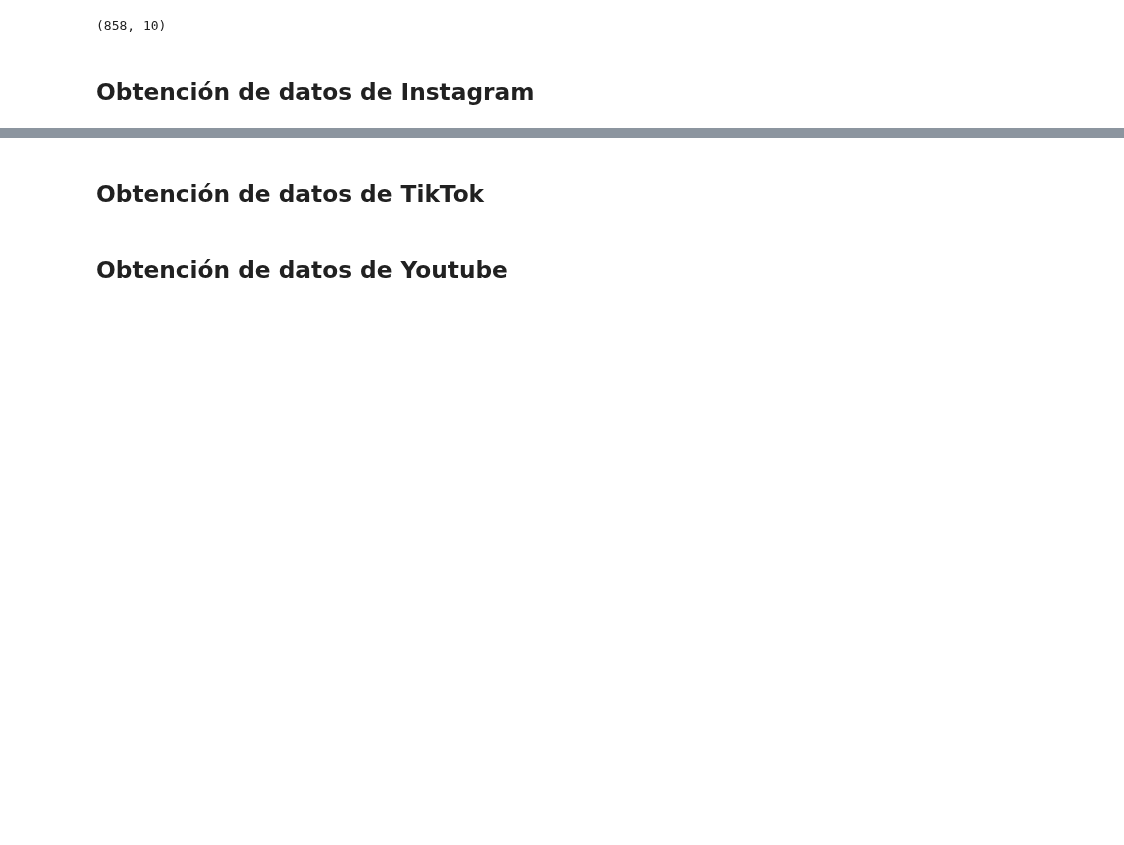
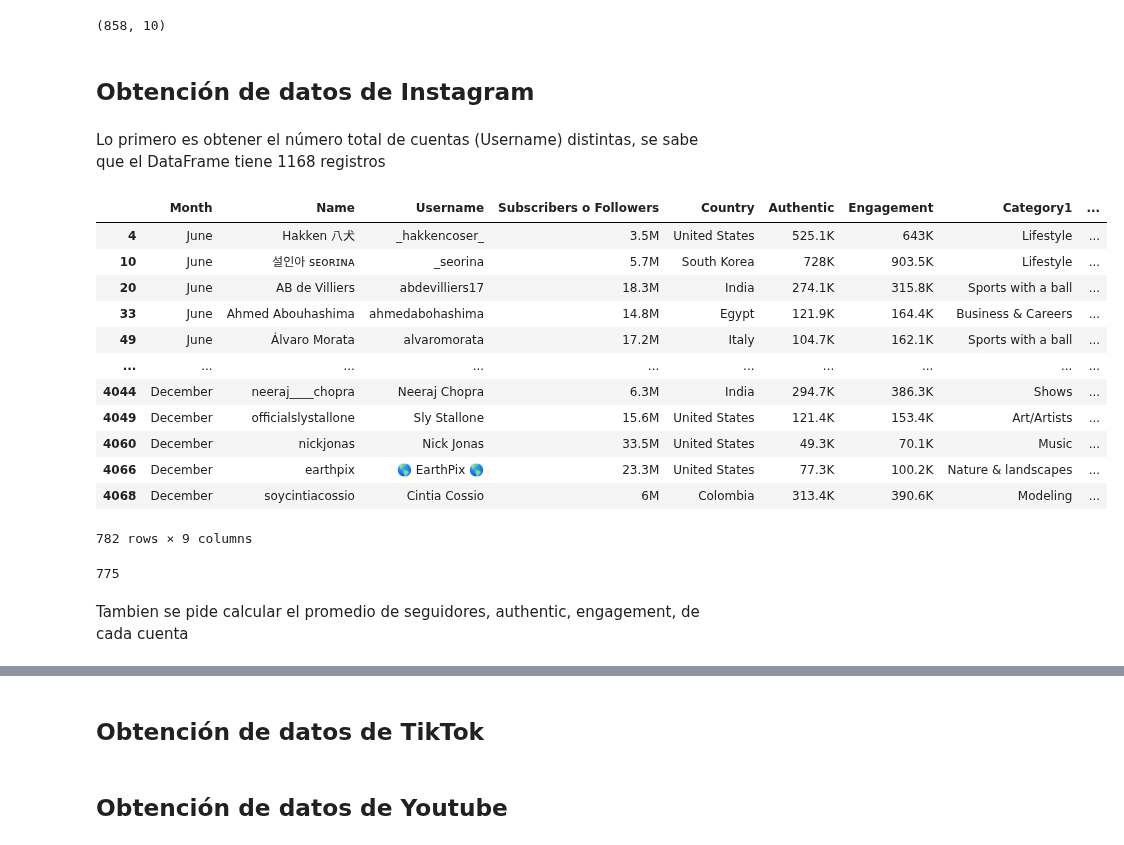
Before and after one commit to MonicaGonzalez30/CienciaDatosLasChicasSuperpoderosas, a Jupyter notebook: Proyectos/Unidad2/Redes_Sociales.ipynb, the cells around one changed output, grey strips where cells are left out. Cells and saved outputs as stored; diff of their text form; code cells hidden in the pictures; blank space fills up the shorter version.

Commit message:
Avance hasta el punto 5.2 de Instagram

```diff
--- a/Proyectos/Unidad2/Redes_Sociales.ipynb
+++ b/Proyectos/Unidad2/Redes_Sociales.ipynb
@@ -532,3 +532,29 @@ df_Youtube.shape
 (858, 10)
 # %% [markdown]
 ## Obtención de datos de Instagram
+# %% [markdown]
+Lo primero es obtener el número total de cuentas (Username) distintas, se sabe que el DataFrame tiene 1168 registros
+# %%
+#Muestra las cuentas duplicadas
+df_Insta[df_Insta.Username.duplicated(keep=False)]
+# %% [output]
+|  | Month | Name | Username | Subscribers o Followers | Country | Authentic | Engagement | Category1 | ... |
+| 4 | June | Hakken 八犬 | _hakkencoser_ | 3.5M | United States | 525.1K | 643K | Lifestyle | ... |
+| 10 | June | 설인아 sᴇᴏʀɪɴᴀ | _seorina | 5.7M | South Korea | 728K | 903.5K | Lifestyle | ... |
+| 20 | June | AB de Villiers | abdevilliers17 | 18.3M | India | 274.1K | 315.8K | Sports with a ball | ... |
+| 33 | June | Ahmed Abouhashima | ahmedabohashima | 14.8M | Egypt | 121.9K | 164.4K | Business & Careers | ... |
+| 49 | June | Álvaro Morata | alvaromorata | 17.2M | Italy | 104.7K | 162.1K | Sports with a ball | ... |
+| ... | ... | ... | ... | ... | ... | ... | ... | ... | ... |
+| 4044 | December | neeraj____chopra | Neeraj Chopra | 6.3M | India | 294.7K | 386.3K | Shows | ... |
+| 4049 | December | officialslystallone | Sly Stallone | 15.6M | United States | 121.4K | 153.4K | Art/Artists | ... |
+| 4060 | December | nickjonas | Nick Jonas | 33.5M | United States | 49.3K | 70.1K | Music | ... |
+| 4066 | December | earthpix | 🌎 EarthPix 🌎 | 23.3M | United States | 77.3K | 100.2K | Nature & landscapes | ... |
+| 4068 | December | soycintiacossio | Cintia Cossio | 6M | Colombia | 313.4K | 390.6K | Modeling | ... |
+782 rows × 9 columns
+# %%
+#Muestra el número total de cuentas distintas
+df_Insta.Username.nunique()
+# %% [output]
+775
+# %% [markdown]
+Tambien se pide calcular el promedio de seguidores, authentic, engagement, de cada cuenta
```
Also changed, not shown: parts of 3 cells of this notebook.
